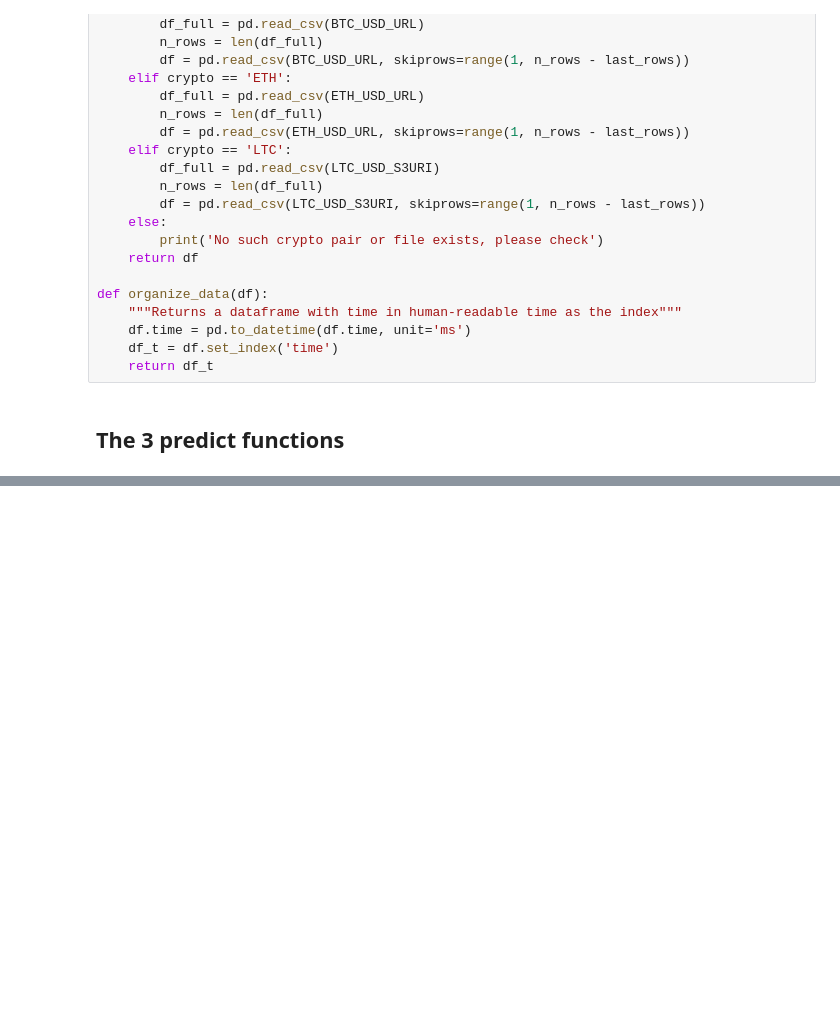
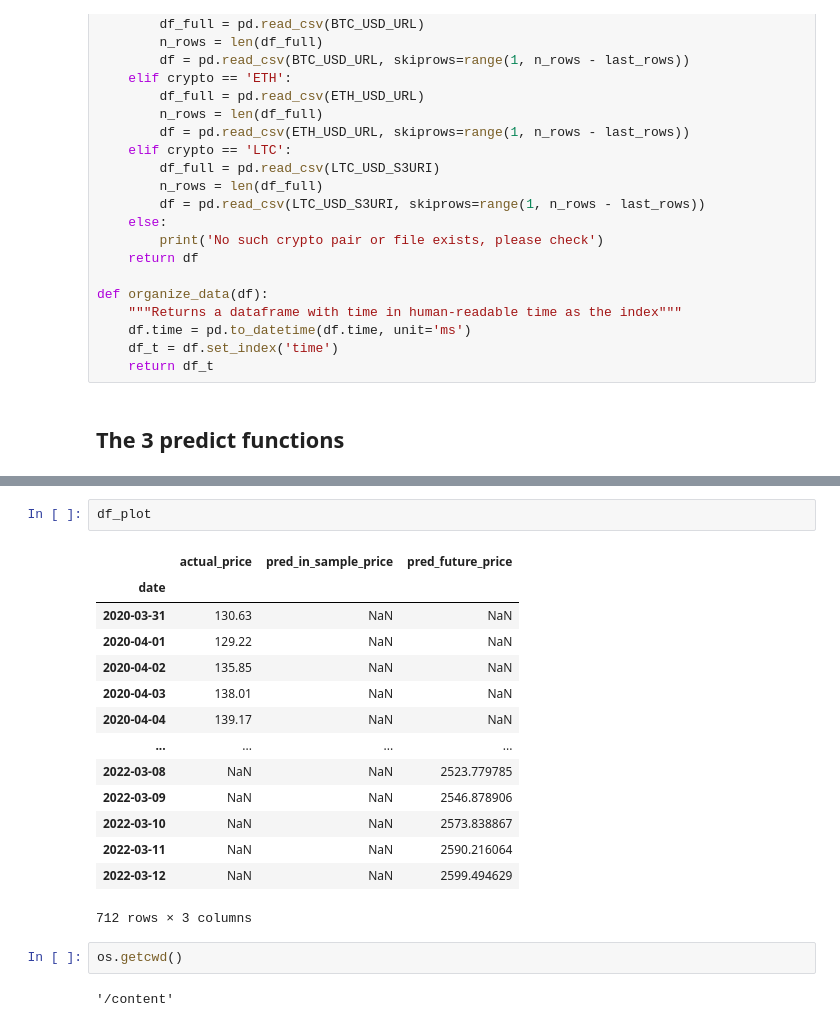
Before and after one commit to lamtrinh259/crypto_backend, a Jupyter notebook: notebooks/crypto_forecasting_final_project.ipynb, the cells around one changed output, grey strips where cells are left out. Saved outputs shown, nothing was run; the diff lists cells and outputs as text; blank space fills up the shorter version.

```diff
--- a/notebooks/crypto_forecasting_final_project.ipynb
+++ b/notebooks/crypto_forecasting_final_project.ipynb
@@ -2113,0 +1819,21 @@ WARNING:absl:Found untraced functions such as lstm_cell_46_layer_call_fn, lstm_c
+# %%
+df_plot
+# %% [output]
+|  | actual_price | pred_in_sample_price | pred_future_price |
+| date |  |  |  |
+| 2020-03-31 | 130.63 | NaN | NaN |
+| 2020-04-01 | 129.22 | NaN | NaN |
+| 2020-04-02 | 135.85 | NaN | NaN |
+| 2020-04-03 | 138.01 | NaN | NaN |
+| 2020-04-04 | 139.17 | NaN | NaN |
+| ... | ... | ... | ... |
+| 2022-03-08 | NaN | NaN | 2523.779785 |
+| 2022-03-09 | NaN | NaN | 2546.878906 |
+| 2022-03-10 | NaN | NaN | 2573.838867 |
+| 2022-03-11 | NaN | NaN | 2590.216064 |
+| 2022-03-12 | NaN | NaN | 2599.494629 |
+712 rows × 3 columns
+# %%
+os.getcwd()
+# %% [output]
+'/content'
```
Also changed, not shown: parts of 40 cells of this notebook, 1 other file.
